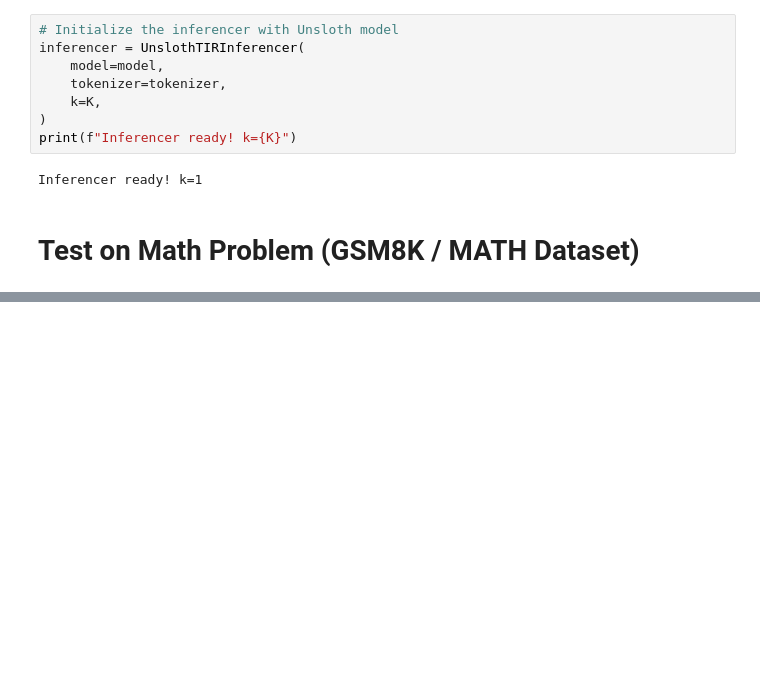
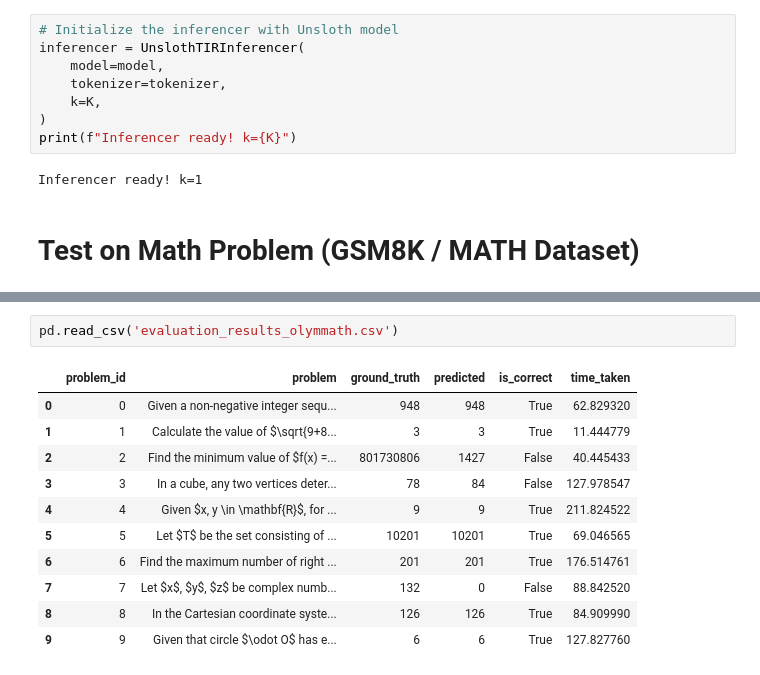
Before and after one commit to barnobarno666/AIMO-Progress-Prize-3, a Jupyter notebook: Submission/[VALIDATION] GPT OSS.ipynb, the cells around one changed output, grey strips where cells are left out. Cells and saved outputs as stored; diff of their text form; blank space fills up the shorter version.

```diff
--- a/Submission/[VALIDATION] GPT OSS.ipynb
+++ b/Submission/[VALIDATION] GPT OSS.ipynb
@@ -1015,0 +1188,14 @@ print(f"Detailed results saved to {csv_filename}")
+# %%
+pd.read_csv('evaluation_results_olymmath.csv')
+# %% [output]
+|  | problem_id | problem | ground_truth | predicted | is_correct | time_taken |
+| 0 | 0 | Given a non-negative integer sequ... | 948 | 948 | True | 62.829320 |
+| 1 | 1 | Calculate the value of $\sqrt{9+8... | 3 | 3 | True | 11.444779 |
+| 2 | 2 | Find the minimum value of $f(x) =... | 801730806 | 1427 | False | 40.445433 |
+| 3 | 3 | In a cube, any two vertices deter... | 78 | 84 | False | 127.978547 |
+| 4 | 4 | Given $x, y \in \mathbf{R}$, for ... | 9 | 9 | True | 211.824522 |
+| 5 | 5 | Let $T$ be the set consisting of ... | 10201 | 10201 | True | 69.046565 |
+| 6 | 6 | Find the maximum number of right ... | 201 | 201 | True | 176.514761 |
+| 7 | 7 | Let $x$, $y$, $z$ be complex numb... | 132 | 0 | False | 88.842520 |
+| 8 | 8 | In the Cartesian coordinate syste... | 126 | 126 | True | 84.909990 |
+| 9 | 9 | Given that circle $\odot O$ has e... | 6 | 6 | True | 127.827760 |
```
Also changed, not shown: parts of 9 cells of this notebook, 3 other files.
